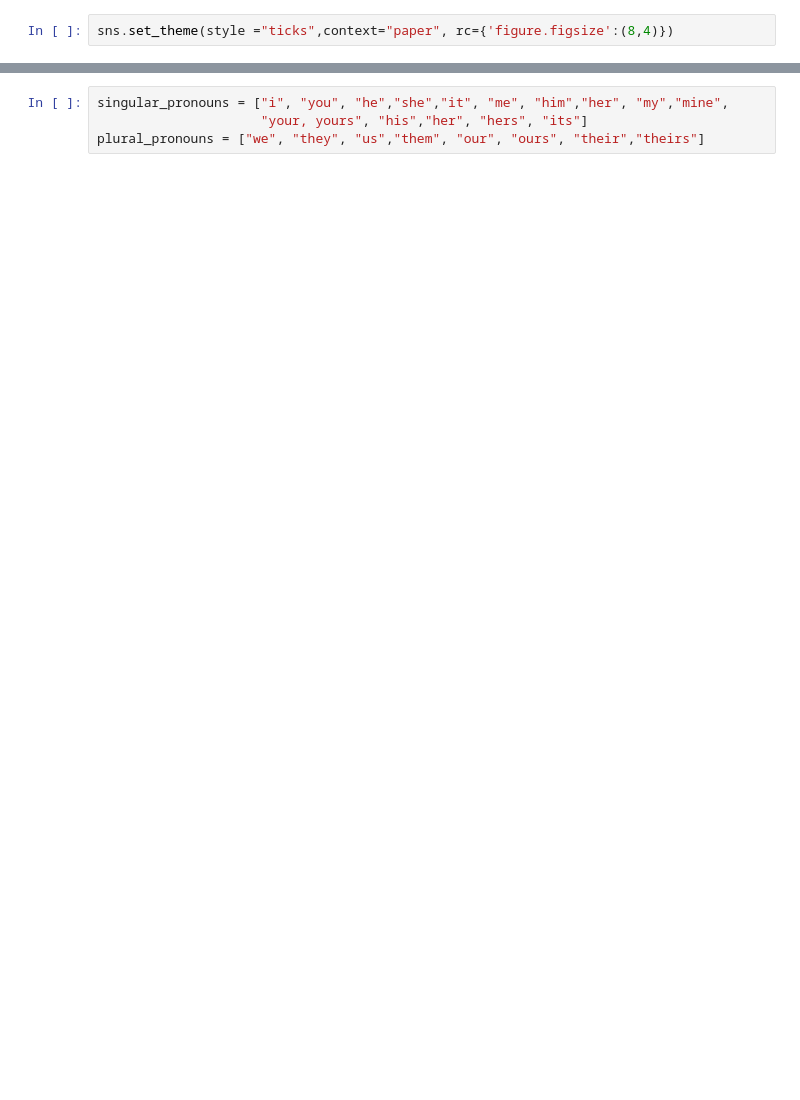
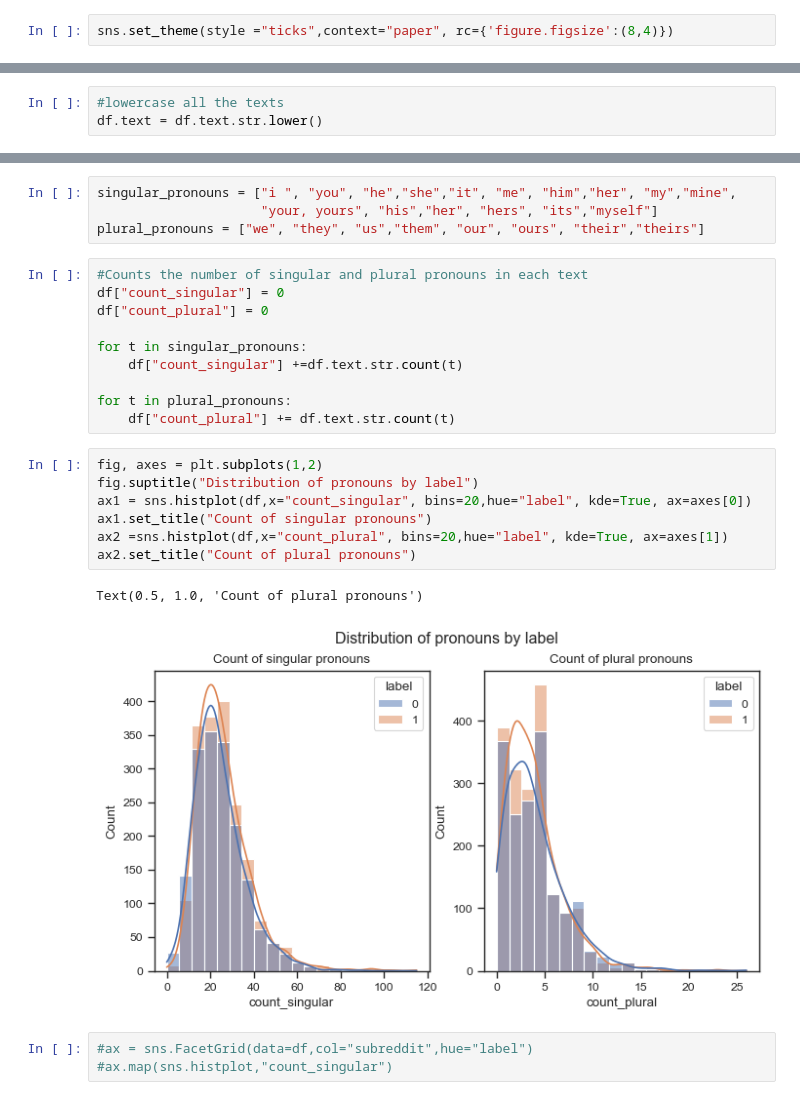
Before and after one commit to fjmoyao/depression_detection, a Jupyter notebook: src/EDA.ipynb, the cells around one changed output, grey strips where cells are left out. Drawn from its saved outputs; the diff is of its cells as text; blank space fills up the shorter version.

```diff
--- a/src/EDA.ipynb
+++ b/src/EDA.ipynb
@@ -36 +48,4 @@ There is a confirmation that labels are balanced between data splits
+# %%
+#lowercase all the texts
+df.text = df.text.str.lower()
 # %% [markdown]
@@ -40,4 +55,27 @@ There is a confirmation that labels are balanced between data splits
 # %%
-singular_pronouns = ["i", "you", "he","she","it", "me", "him","her", "my","mine",
-                     "your, yours", "his","her", "hers", "its"]
+singular_pronouns = ["i ", "you", "he","she","it", "me", "him","her", "my","mine",
+                     "your, yours", "his","her", "hers", "its","myself"]
 plural_pronouns = ["we", "they", "us","them", "our", "ours", "their","theirs"]
+# %%
+#Counts the number of singular and plural pronouns in each text
+df["count_singular"] = 0
+df["count_plural"] = 0
+
+for t in singular_pronouns:
+    df["count_singular"] +=df.text.str.count(t)
+
+for t in plural_pronouns:
+    df["count_plural"] += df.text.str.count(t)
+# %%
+fig, axes = plt.subplots(1,2)
+fig.suptitle("Distribution of pronouns by label")
+ax1 = sns.histplot(df,x="count_singular", bins=20,hue="label", kde=True, ax=axes[0])
+ax1.set_title("Count of singular pronouns")
+ax2 =sns.histplot(df,x="count_plural", bins=20,hue="label", kde=True, ax=axes[1])
+ax2.set_title("Count of plural pronouns")
+# %% [output]
+Text(0.5, 1.0, 'Count of plural pronouns')
+[figure, added]
+# %%
+#ax = sns.FacetGrid(data=df,col="subreddit",hue="label")
+#ax.map(sns.histplot,"count_singular")
```
Also changed, not shown: parts of 11 cells of this notebook.
